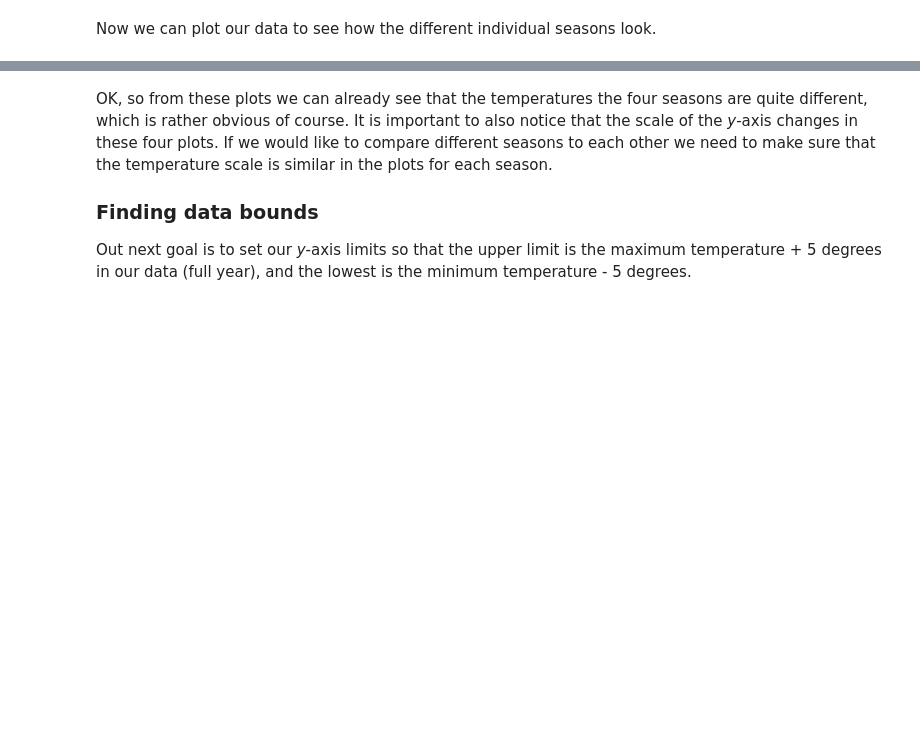
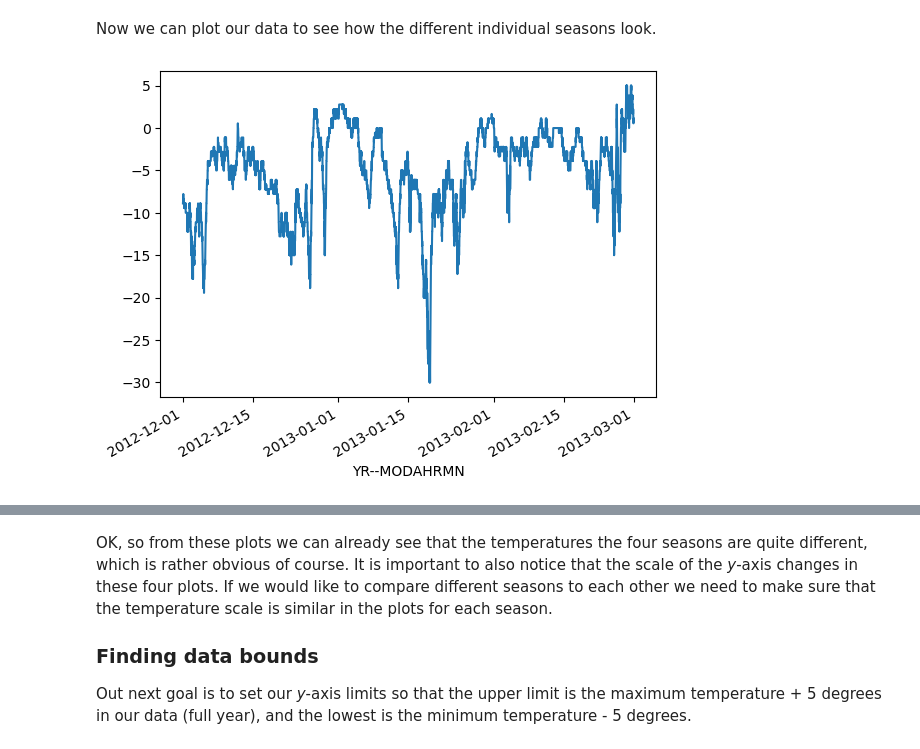
Before and after one commit to jeromemaiquez/geopython_notebooks, a Jupyter notebook: L7/advanced-plotting.ipynb, the cells around one changed output, grey strips where cells are left out. Drawn from its saved outputs; the diff is of its cells as text; code cells hidden in the pictures; blank space fills up the shorter version.

```diff
--- a/L7/advanced-plotting.ipynb
+++ b/L7/advanced-plotting.ipynb
@@ -121,5 +121,7 @@ Number of rows after removing NaNs from all columns: 20433
 ### Converting temperatures to Celsius
 
 Now that we have loaded our data, we can convert the values of temperature in Fahrenheit to Celsius, like we have in earlier lessons.
+# %%
+data['TEMP_C'] = (data['TEMP_F'] - 32.0) / 1.8
 # %% [markdown]
 Let's check how our DataFrame looks like at this point:
@@ -138,7 +150,8 @@ We can start by selecting data from different seasons of the year in 2012/2013:
 - Autumn (Septempber 2013 - November 2013)
 # %%
 # Type in the example for winter below
-
+winter = data.loc[(data.index >= "201212010000") & (data.index < "201303010000")]
+winter_temps = winter["TEMP_C"]
 
 spring = data.loc[(data.index >= "201303010000") & (data.index < "201306010000")]
 spring_temps = spring["TEMP_C"]
@@ -152,5 +165,8 @@ autumn_temps = autumn["TEMP_C"]
 Now we can plot our data to see how the different individual seasons look.
 # %%
 # Example plot for winter
+ax1 = winter_temps.plot()
+# %% [output]
+[figure, added]
 # %%
 ax2 = spring_temps.plot()
```
Also changed, not shown: parts of 2 cells of this notebook.
